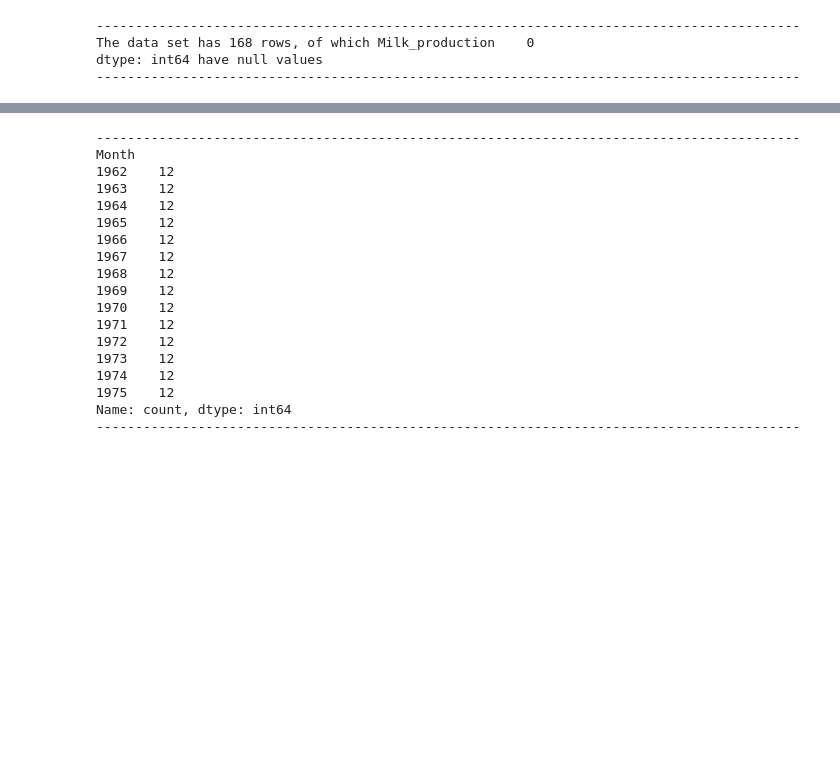
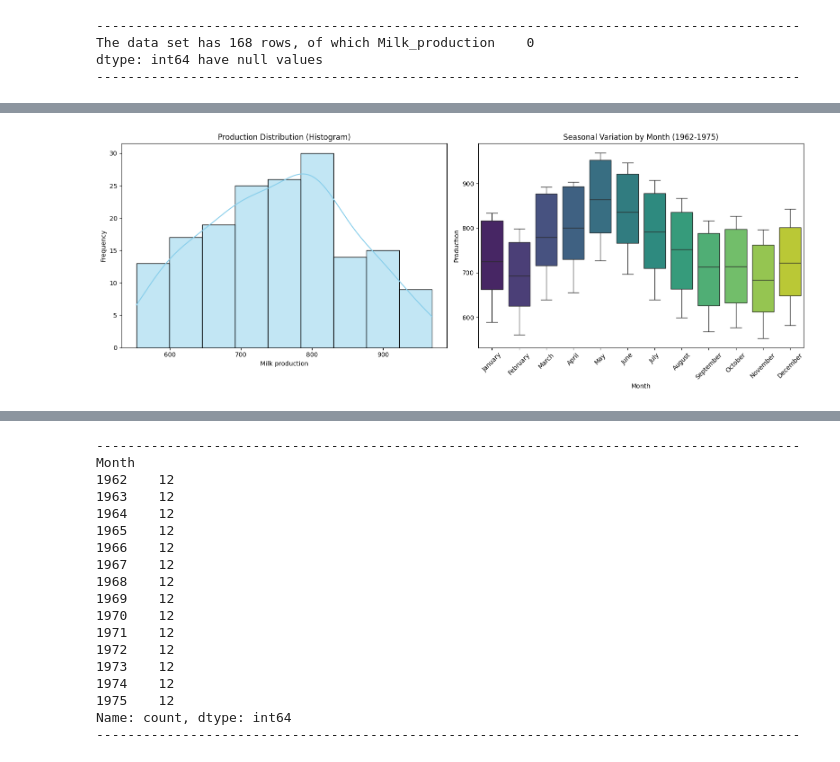
Before and after one commit to Jero2110/Advanced-ML_Phase-04, a Jupyter notebook: analysis/G01_Jeronimo_Ramos_Phase4.ipynb, the cells around one changed output, grey strips where cells are left out. Drawn from its saved outputs; the diff is of its cells as text; code cells hidden in the pictures; blank space fills up the shorter version.

```diff
--- a/analysis/G01_Jeronimo_Ramos_Phase4.ipynb
+++ b/analysis/G01_Jeronimo_Ramos_Phase4.ipynb
@@ -95 +93,30 @@ plt.show()
+# %%
+# 1. Data Preparation
+df_clean_graphs = df_clean.copy()
+df_clean_graphs['Month_Name'] = df_clean_graphs.index.month_name() # Extract the name of the month
+df_clean_graphs['Month_Num'] = df_clean_graphs.index.month         # Extract the number to sort
+
+
+fig, ax = plt.subplots(1, 2, figsize=(16, 6))
+
+# --- CHART 1: Histogram ---
+sns.histplot(df_clean_graphs['Milk_production'], kde=True, ax=ax[0], color='skyblue')
+ax[0].set_title('Production Distribution (Histogram)')
+ax[0].set_xlabel('Milk production')
+ax[0].set_ylabel('Frequency')
+
+# --- CHART 2: Monthly Boxplot ---
+# We ordered by month number so that it starts in January
+df_sorted = df_clean_graphs.sort_values('Month_Num')
+sns.boxplot(x='Month_Name', y='Milk_production', data=df_sorted,
+            ax=ax[1], palette='viridis', hue='Month_Name', legend=False)
+ax[1].set_title('Seasonal Variation by Month (1962-1975)')
+ax[1].set_xlabel('Month')
+ax[1].set_ylabel('Production')
+plt.xticks(rotation=45)
+
+plt.tight_layout()
+plt.show()
+# %% [output]
+[figure, added]
 # %% [markdown]
```
Also changed, not shown: parts of 28 cells of this notebook.
